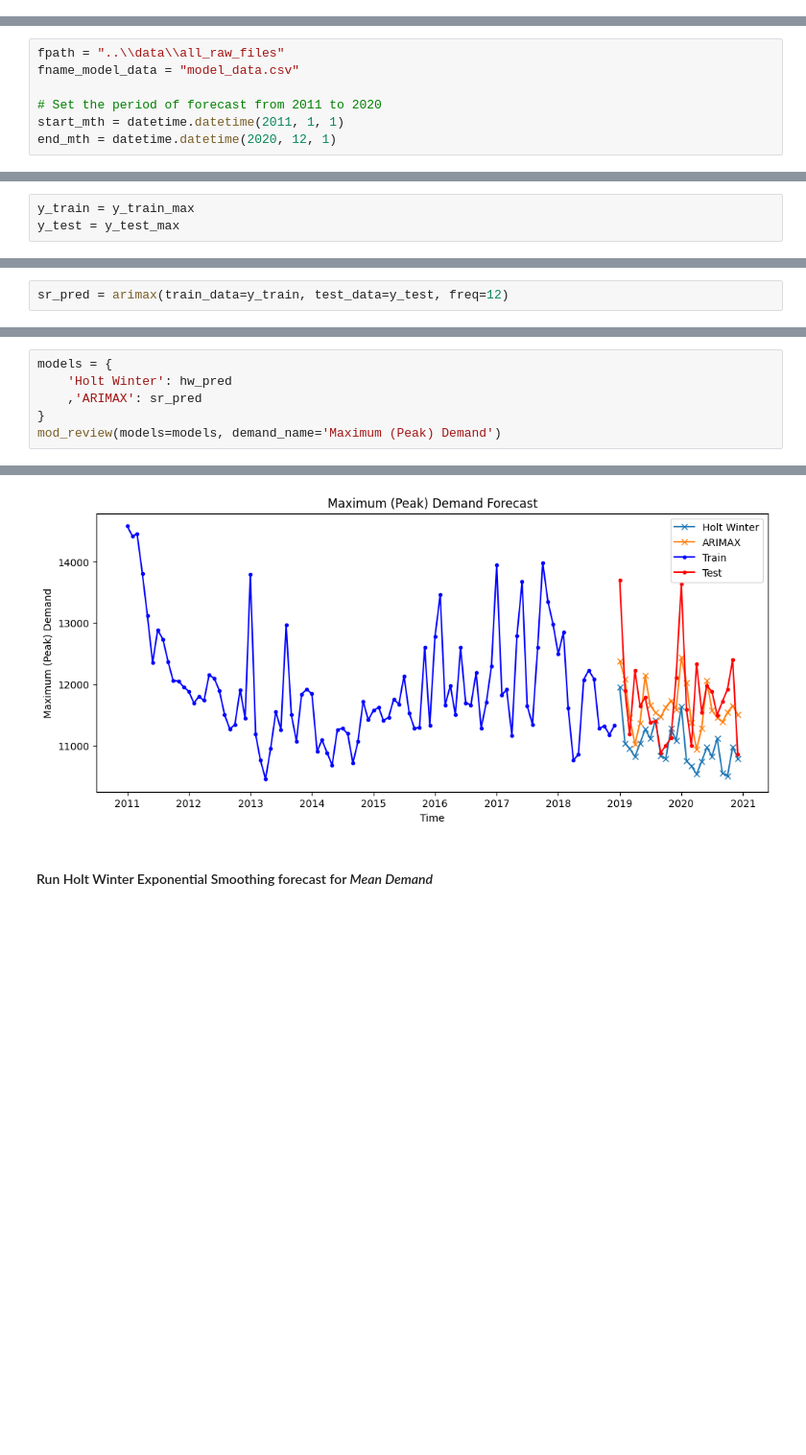
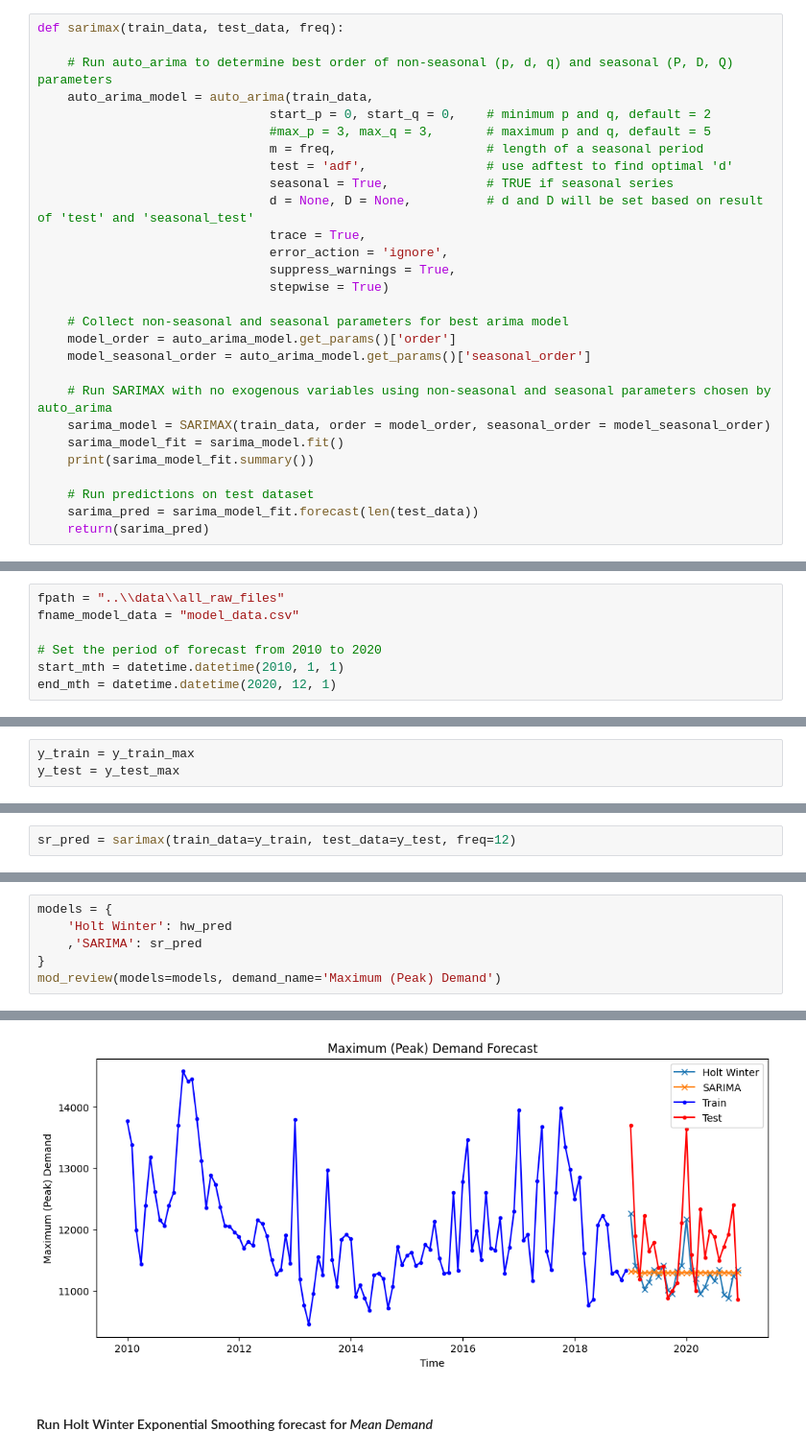
Before and after one commit to Z5429/ZZSC9020-Group-P, a Jupyter notebook: src/time_series_model.ipynb, the cells around one changed output, grey strips where cells are left out. Shown at 96% size. Cells and saved outputs as stored; diff of their text form; blank space fills up the shorter version.

Commit message:
Update to time_series_models

```diff
--- a/src/time_series_model.ipynb
+++ b/src/time_series_model.ipynb
@@ -88,3 +77,31 @@ def arimax(train_data, test_data, freq):
+# %%
+def sarimax(train_data, test_data, freq):
+
+    # Run auto_arima to determine best order of non-seasonal (p, d, q) and seasonal (P, D, Q) parameters
+    auto_arima_model = auto_arima(train_data,
+                               start_p = 0, start_q = 0,    # minimum p and q, default = 2
+                               #max_p = 3, max_q = 3,       # maximum p and q, default = 5
+                               m = freq,                    # length of a seasonal period
+                               test = 'adf',                # use adftest to find optimal 'd'
+                               seasonal = True,             # TRUE if seasonal series
+                               d = None, D = None,          # d and D will be set based on result of 'test' and 'seasonal_test'
+                               trace = True,
+                               error_action = 'ignore',
+                               suppress_warnings = True,
+                               stepwise = True)
+
+    # Collect non-seasonal and seasonal parameters for best arima model
+    model_order = auto_arima_model.get_params()['order']
+    model_seasonal_order = auto_arima_model.get_params()['seasonal_order']
+
+    # Run SARIMAX with no exogenous variables using non-seasonal and seasonal parameters chosen by auto_arima
+    sarima_model = SARIMAX(train_data, order = model_order, seasonal_order = model_seasonal_order)
+    sarima_model_fit = sarima_model.fit()
+    print(sarima_model_fit.summary())
+
+    # Run predictions on test dataset
+    sarima_pred = sarima_model_fit.forecast(len(test_data))
+    return(sarima_pred)
 # %% [markdown]
 #### Function for reviewing results of multiple models
 # %%
@@ -116,7 +131,7 @@ def mod_review(models, demand_name):
 fpath = "..\\data\\all_raw_files"
 fname_model_data = "model_data.csv"
 
-# Set the period of forecast from 2011 to 2020
-start_mth = datetime.datetime(2011, 1, 1)
+# Set the period of forecast from 2010 to 2020
+start_mth = datetime.datetime(2010, 1, 1)
 end_mth = datetime.datetime(2020, 12, 1)
 # %% [markdown]
@@ -314,4 +395,4 @@ hw_pred = holt_winter(train_data=y_train, test_data=y_test, seasonal_periods=12,
 # %%
-sr_pred = arimax(train_data=y_train, test_data=y_test, freq=12)
+sr_pred = sarimax(train_data=y_train, test_data=y_test, freq=12)
 # %% [output]
 Performing stepwise search to minimize aic
@@ -353,7 +417,7 @@ Warnings:
 # %%
 models = {
     'Holt Winter': hw_pred
-    ,'ARIMAX': sr_pred
+    ,'SARIMA': sr_pred
 }
 mod_review(models=models, demand_name='Maximum (Peak) Demand')
 # %% [output]
@@ -368,4 +432,4 @@ Root Mean Square Error : 647.2367194122577
-[figure, old version]
+[figure, new version]
 # %% [markdown]
 #### Run Holt Winter Exponential Smoothing forecast for *Mean Demand*
 # %%
```
Also changed, not shown: parts of 33 cells of this notebook.
